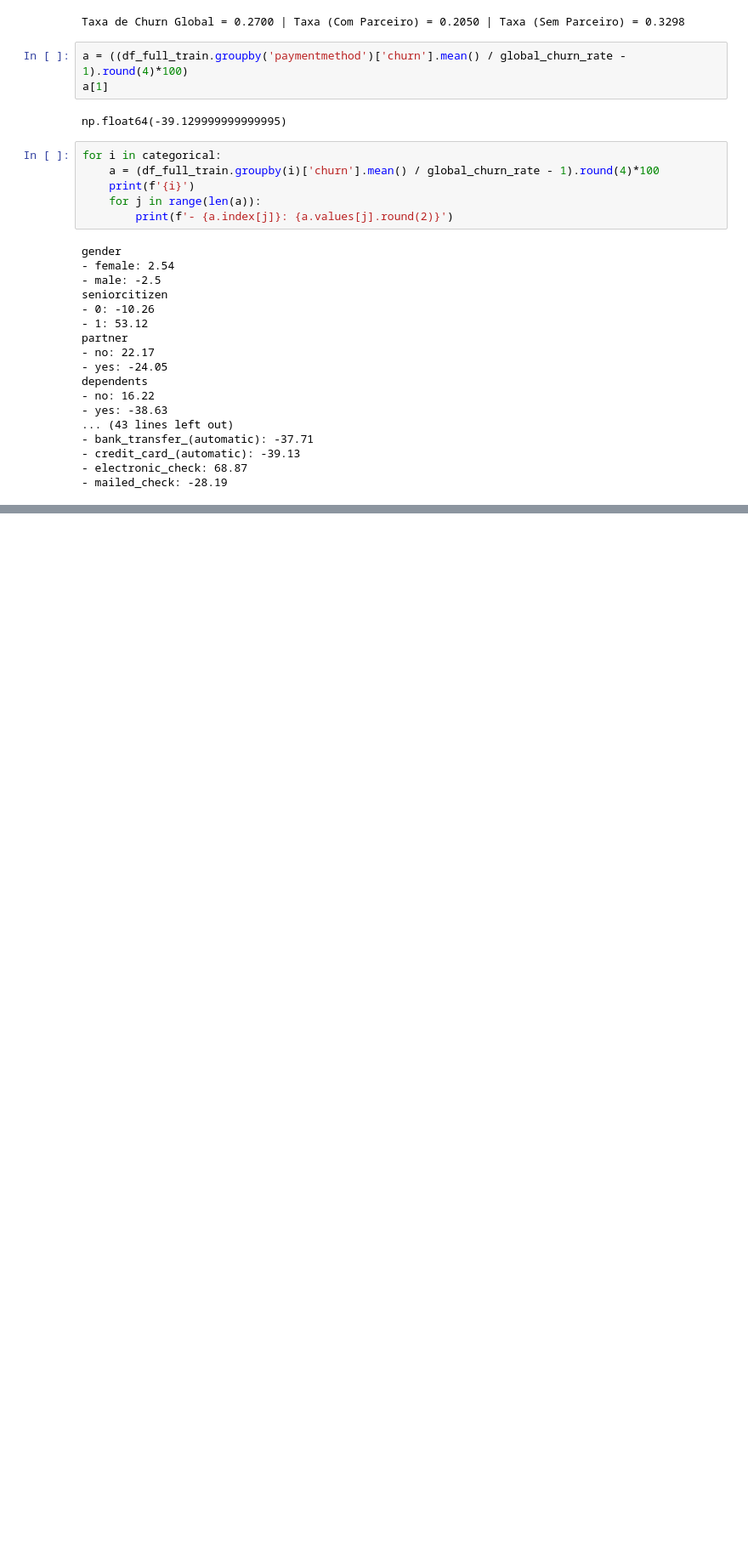
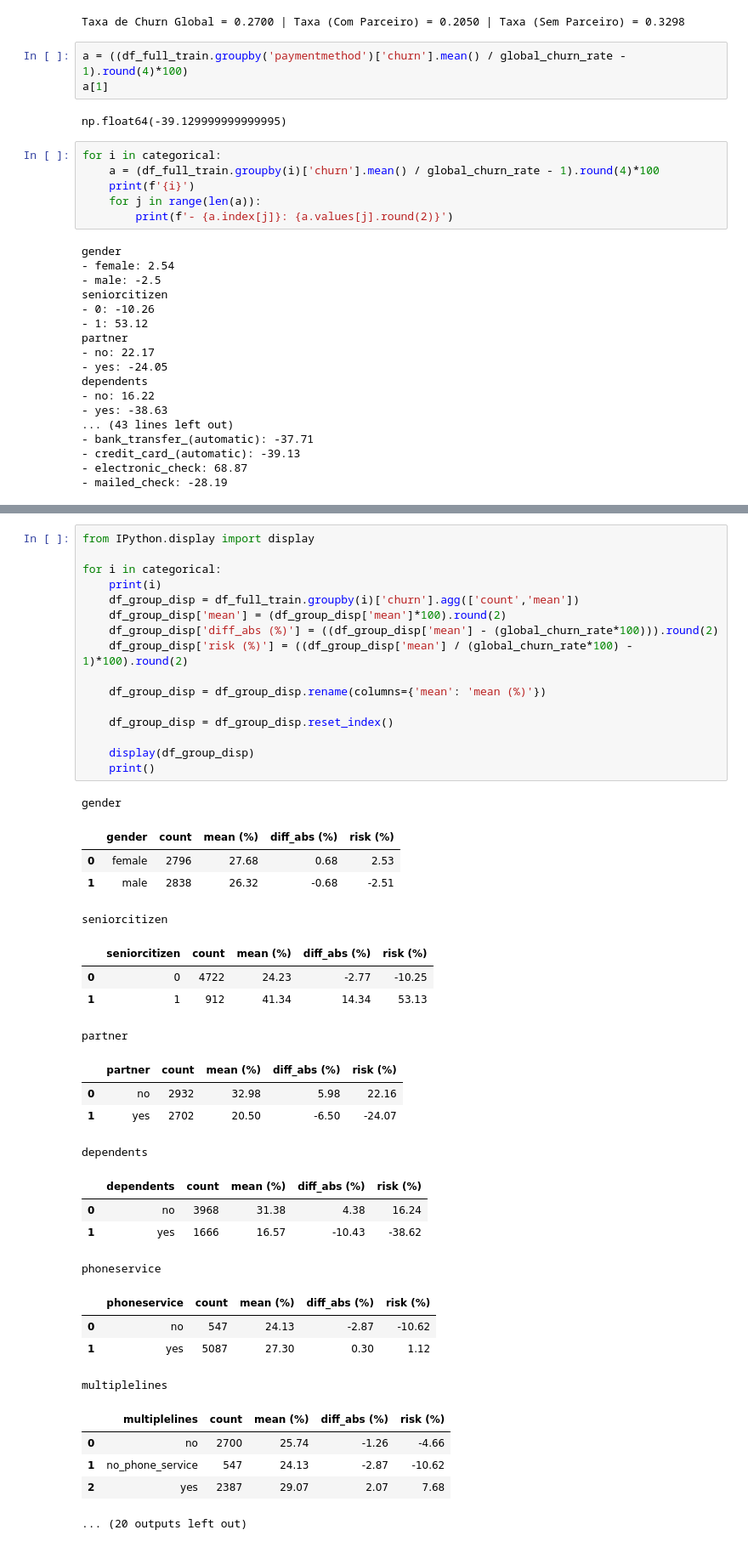
Before and after one commit to bruno-lima98/ml-zoomcamp-homework, a Jupyter notebook: 01-classes/03-classification/01-main.ipynb, the cells around one changed output, grey strips where cells are left out. Shown at 85% size. Cells and saved outputs as stored; diff of their text form; blank space fills up the shorter version.

```diff
--- a/01-classes/03-classification/01-main.ipynb
+++ b/01-classes/03-classification/01-main.ipynb
@@ -179,0 +186,43 @@ dependents
+# %%
+from IPython.display import display
+
+for i in categorical:
+    print(i)
+    df_group_disp = df_full_train.groupby(i)['churn'].agg(['count','mean'])
+    df_group_disp['mean'] = (df_group_disp['mean']*100).round(2)
+    df_group_disp['diff_abs (%)'] = ((df_group_disp['mean'] - (global_churn_rate*100))).round(2)
+    df_group_disp['risk (%)'] = ((df_group_disp['mean'] / (global_churn_rate*100) - 1)*100).round(2)
+
+    df_group_disp = df_group_disp.rename(columns={'mean': 'mean (%)'})
+
+    df_group_disp = df_group_disp.reset_index()
+
+    display(df_group_disp)
+    print()
+# %% [output]
+gender
+|  | gender | count | mean (%) | diff_abs (%) | risk (%) |
+| 0 | female | 2796 | 27.68 | 0.68 | 2.53 |
+| 1 | male | 2838 | 26.32 | -0.68 | -2.51 |
+seniorcitizen
+|  | seniorcitizen | count | mean (%) | diff_abs (%) | risk (%) |
+| 0 | 0 | 4722 | 24.23 | -2.77 | -10.25 |
+| 1 | 1 | 912 | 41.34 | 14.34 | 53.13 |
+partner
+|  | partner | count | mean (%) | diff_abs (%) | risk (%) |
+| 0 | no | 2932 | 32.98 | 5.98 | 22.16 |
+| 1 | yes | 2702 | 20.50 | -6.50 | -24.07 |
+dependents
+|  | dependents | count | mean (%) | diff_abs (%) | risk (%) |
+| 0 | no | 3968 | 31.38 | 4.38 | 16.24 |
+| 1 | yes | 1666 | 16.57 | -10.43 | -38.62 |
+phoneservice
+|  | phoneservice | count | mean (%) | diff_abs (%) | risk (%) |
+| 0 | no | 547 | 24.13 | -2.87 | -10.62 |
+| 1 | yes | 5087 | 27.30 | 0.30 | 1.12 |
+multiplelines
+|  | multiplelines | count | mean (%) | diff_abs (%) | risk (%) |
+| 0 | no | 2700 | 25.74 | -1.26 | -4.66 |
+| 1 | no_phone_service | 547 | 24.13 | -2.87 | -10.62 |
+| 2 | yes | 2387 | 29.07 | 2.07 | 7.68 |
+... (20 outputs left out)
```
Also changed, not shown: parts of 22 cells of this notebook.
